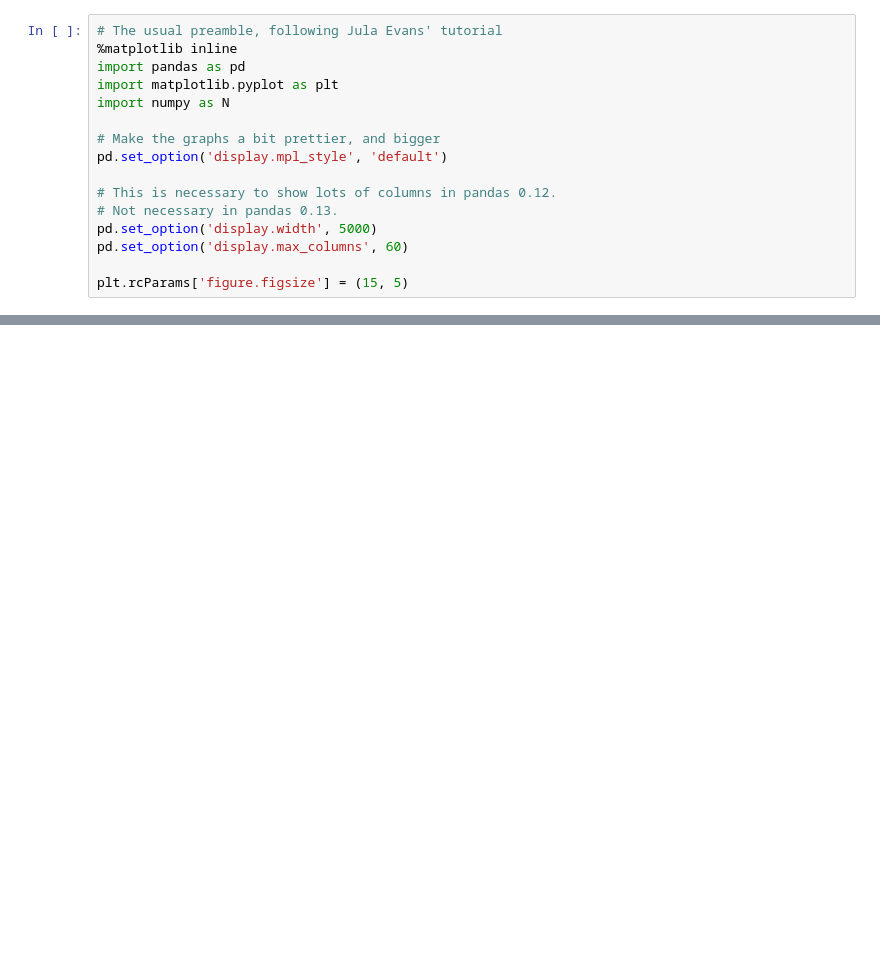
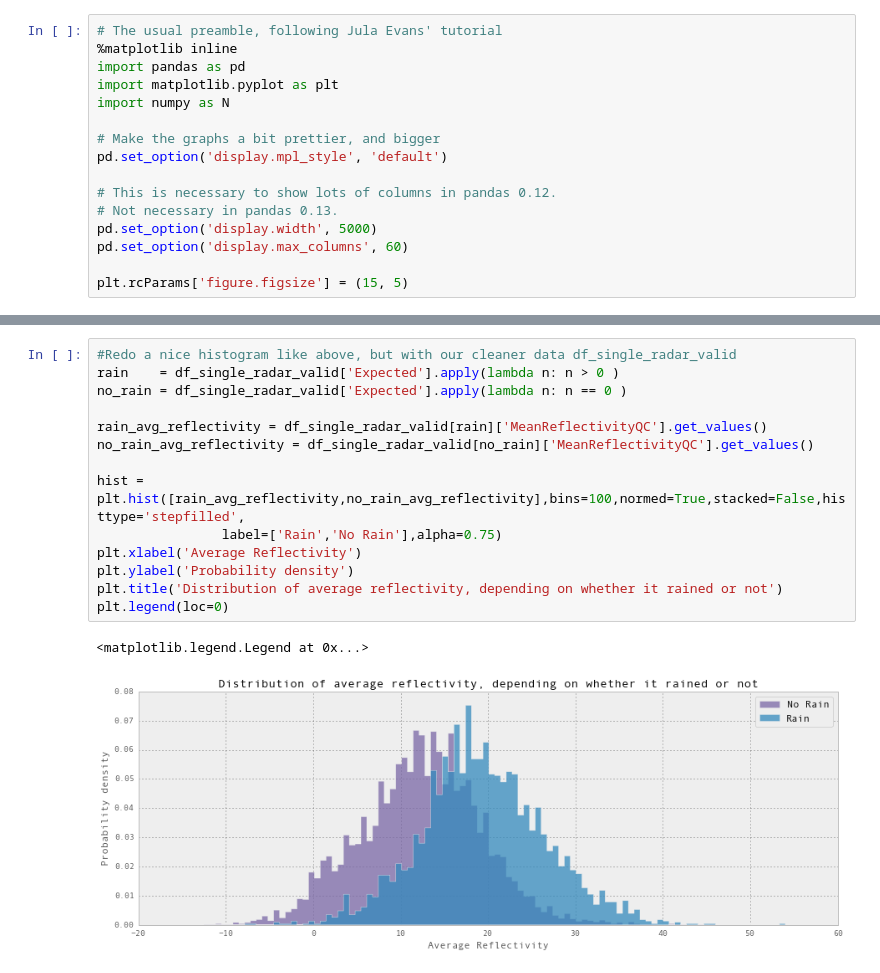
Before and after one commit to jfraj/krad, a Jupyter notebook: notebook/Make It Rain.ipynb, the cells around one changed output, grey strips where cells are left out. Drawn from its saved outputs; the diff is of its cells as text; blank space fills up the shorter version.

```diff
--- a/notebook/Make It Rain.ipynb
+++ b/notebook/Make It Rain.ipynb
@@ -233,0 +247,17 @@ pprint(list(zip(curated_data[:,0], output))[:10])
+# %%
+#Redo a nice histogram like above, but with our cleaner data df_single_radar_valid
+rain    = df_single_radar_valid['Expected'].apply(lambda n: n > 0 )
+no_rain = df_single_radar_valid['Expected'].apply(lambda n: n == 0 )
+
+rain_avg_reflectivity = df_single_radar_valid[rain]['MeanReflectivityQC'].get_values()
+no_rain_avg_reflectivity = df_single_radar_valid[no_rain]['MeanReflectivityQC'].get_values()
+
+hist = plt.hist([rain_avg_reflectivity,no_rain_avg_reflectivity],bins=100,normed=True,stacked=False,histtype='stepfilled',
+                label=['Rain','No Rain'],alpha=0.75)
+plt.xlabel('Average Reflectivity')
+plt.ylabel('Probability density')
+plt.title('Distribution of average reflectivity, depending on whether it rained or not')
+plt.legend(loc=0)
+# %% [output]
+<matplotlib.legend.Legend at 0x...>
+[figure, added]
```
Also changed, not shown: parts of 10 cells of this notebook.
